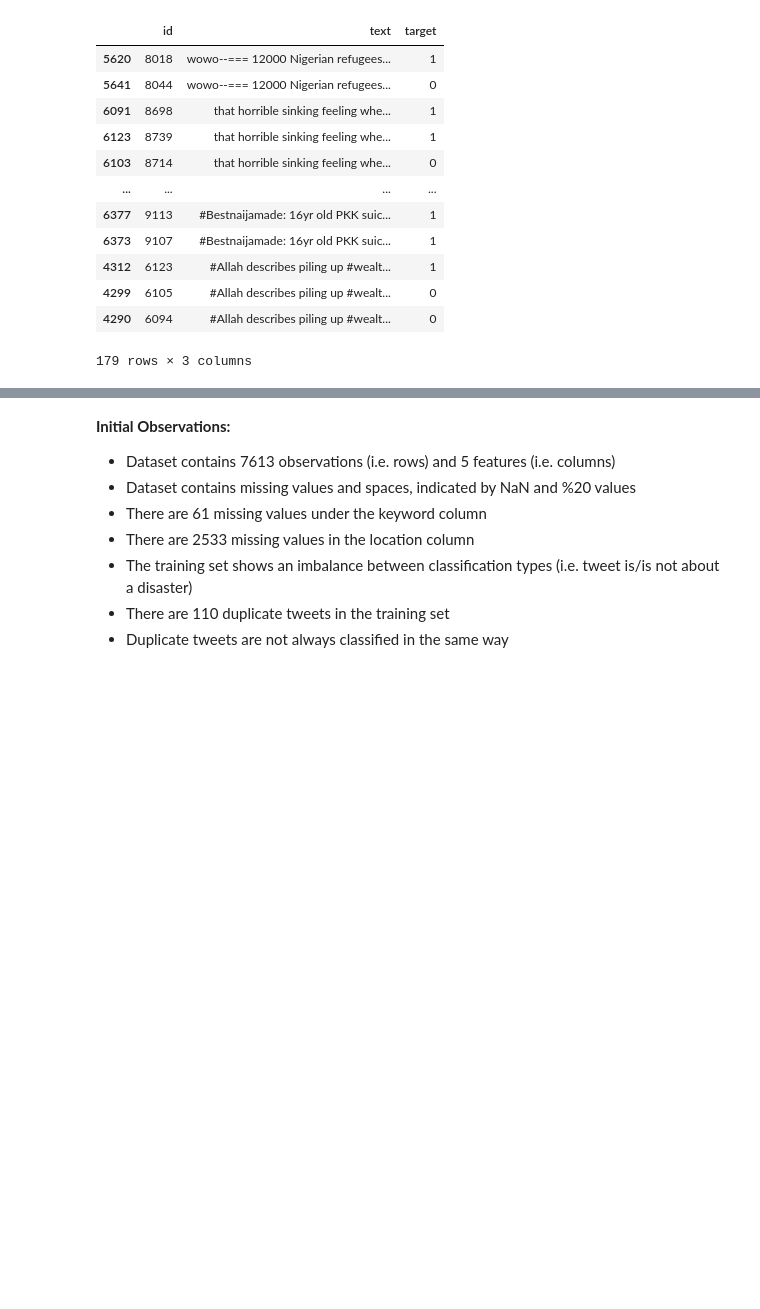
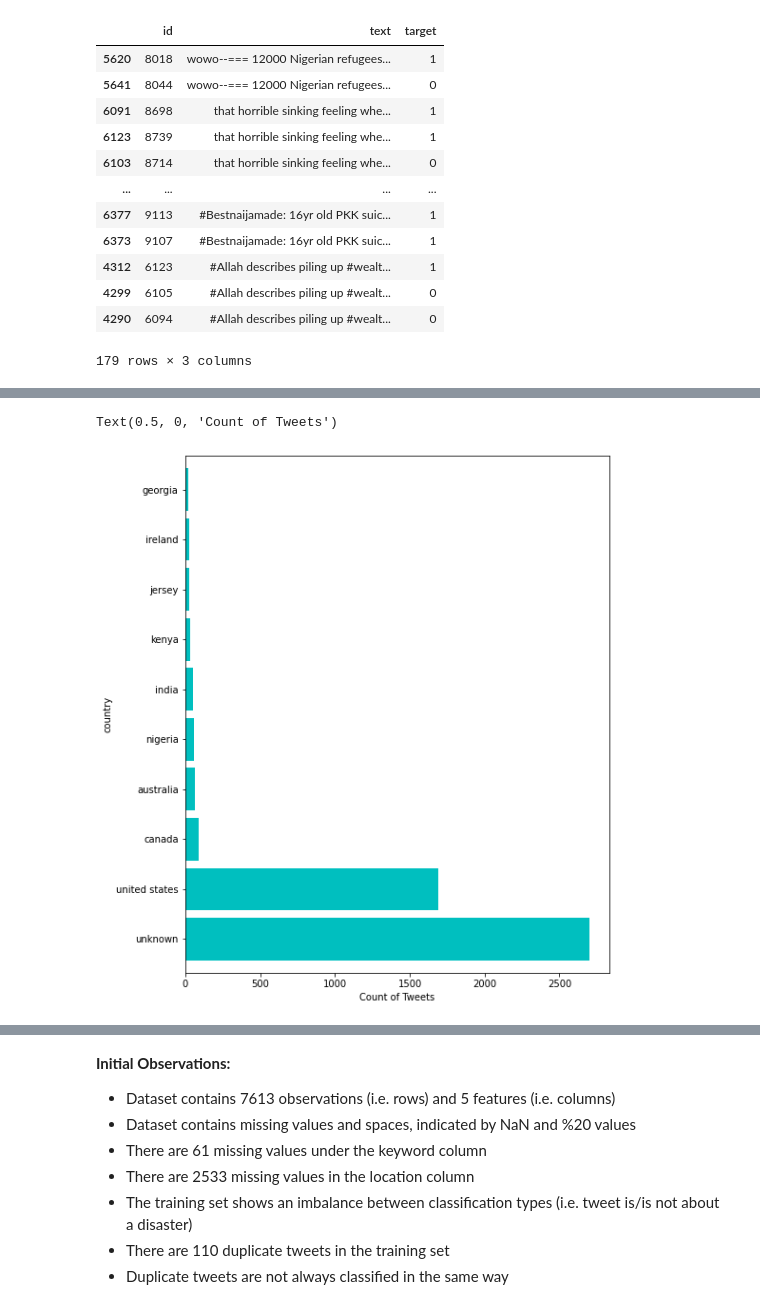
Before and after one commit to benon33/w207-final, a Jupyter notebook: EK_EDA.ipynb, the cells around one changed output, grey strips where cells are left out. Drawn from its saved outputs; the diff is of its cells as text; code cells hidden in the pictures; blank space fills up the shorter version.

```diff
--- a/EK_EDA.ipynb
+++ b/EK_EDA.ipynb
@@ -224,6 +231,11 @@ train_data['clean_text'] = train_data['text'].apply(lambda x : text_clean(x))
 #https://medium.com/swlh/extracting-location-data-from-twitter-54c837144038
 #https://colab.research.google.com/notebooks/snippets/importing_libraries.ipynb
 #https://stackoverflow.com/questions/33098040/how-to-use-word-tokenize-in-data-frame
+#https://stackoverflow.com/questions/34962104/how-can-i-use-the-apply-function-for-a-single-column
+
+#import libraries
+import geonamescache
+from geonamescache.mappers import country
 
 #break out location identifiers into separate lists
 
@@ -237,23 +249,25 @@ US_states = set(city_state_mapping.state)
 mapper = country(from_key='iso3', to_key='name')
 mapper2 = country(from_key='iso', to_key='name')
 
+#country-specific identifiers
 gc = geonamescache.GeonamesCache()
 country_names = gc.get_countries_by_names()
 countries = list(country_names.keys())
 countries = [c.lower() for c in countries]
 iso3 = [val["iso3"].lower() for key, val in country_names.items() if "iso3" in val]
-iso = [val["iso"].lower() for key, val in country_names.items() if "iso" in val]
+#iso = [val["iso"].lower() for key, val in country_names.items() if "iso" in val] risks too many incorrect categorizations
 
-loc_list['location'] = loc_vals['location'].apply(lambda x: text_clean(x))
-
-#transform all location values to lowercase
-loc_list = loc_list["location"].str.lower()
+#define dataframe; drop null values
+loc_list = df[['location', 'target']].dropna(subset=['location'])
+loc_list['location'] = loc_list['location'].apply(lambda x: text_clean(x))
 
 #tokenize the location from each user-generated geo-location (word_tokenize)
-loc_list = loc_list.apply(nltk.word_tokenize)
+loc_list = loc_list.location.apply(nltk.word_tokenize)
 
+#initialize empty list
 country = []
 
+#categorize by country based on list matches
 for location in loc_list:
   l = set(location)
 
@@ -287,5 +301,6 @@ for location in loc_list:
 
 ldf = loc_list.to_frame()
 ldf['country'] = country
-
-# print(ldf.to_string())
+ldf['target'] = df['target']
+ldf
+#print(ldf.to_string())
@@ -291,0 +321,10 @@ ldf['country'] = country
+# %%
+#visualize data
+
+top_10_ctry = ldf[['country', 'location']].groupby('country').count().sort_values(by='location', ascending=False).head(10)
+ax = top_10_ctry.plot(kind='barh', figsize=(8, 10), color='c', zorder=2, width=0.85, legend=None)
+plt.title('Tweets by Country')
+plt.xlabel('Count of Tweets')
+# %% [output]
+Text(0.5, 0, 'Count of Tweets')
+[figure, added]
```
Also changed, not shown: parts of 6 cells of this notebook.
